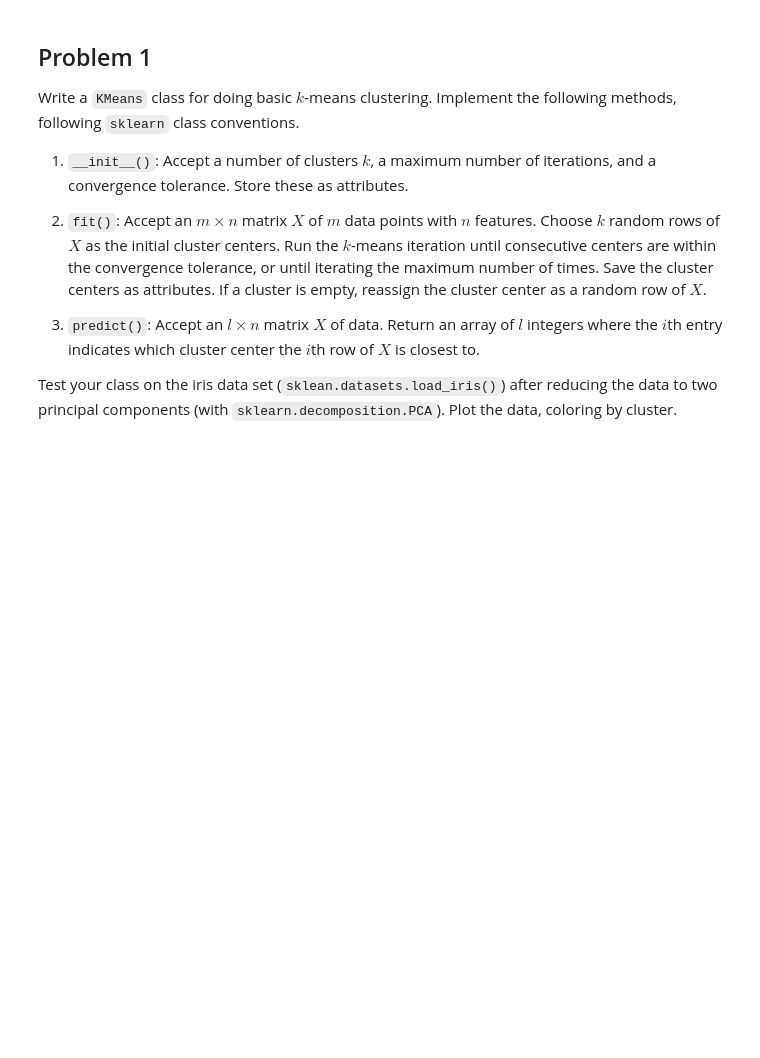
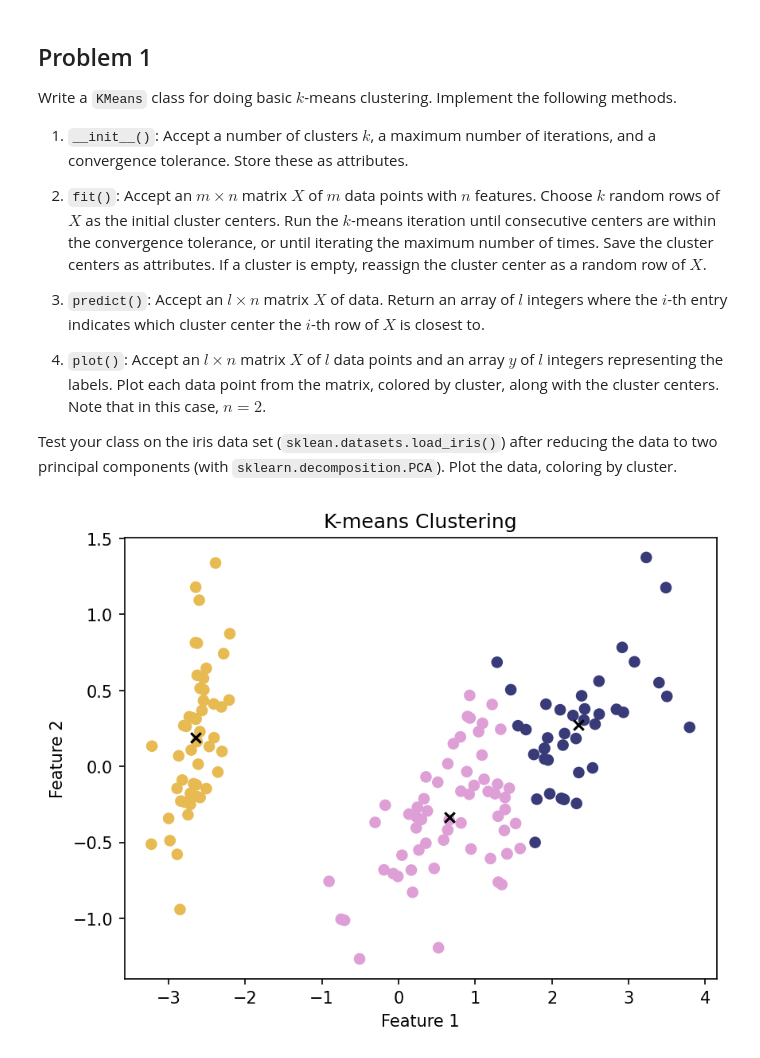
Before and after one commit to binDebug3/volume3, a Jupyter notebook: byu_vol3/KMeans/kmeans_clustering.ipynb, the cells around one changed output. Drawn from its saved outputs; the diff is of its cells as text; code cells hidden in the pictures; blank space fills up the shorter version.

```diff
--- a/byu_vol3/KMeans/kmeans_clustering.ipynb
+++ b/byu_vol3/KMeans/kmeans_clustering.ipynb
@@ -10,10 +13,10 @@ from mpl_toolkits.mplot3d import Axes3D# You might want this for Problem 2.
 # %%
-plt.rcParams["figure.dpi"] = 200
+plt.rcParams["figure.dpi"] = 150
 # %% [markdown]
 ## Problem 1
 
 Write a `KMeans` class for doing basic $k$-means clustering.
-Implement the following methods, following `sklearn` class conventions.
+Implement the following methods.
 1. `__init__()`: Accept a number of clusters $k$, a maximum number of iterations, and a convergence tolerance.
 Store these as attributes.
 
@@ -24,7 +27,11 @@ Save the cluster centers as attributes.
 If a cluster is empty, reassign the cluster center as a random row of $X$.
 
 3. `predict()`: Accept an $l \times n$ matrix $X$ of data.
-Return an array of $l$ integers where the $i$th entry indicates which cluster center the $i$th row of $X$ is closest to.
+Return an array of $l$ integers where the $i$-th entry indicates which cluster center the $i$-th row of $X$ is closest to.
+
+4. `plot()`: Accept an $l \times n$ matrix $X$ of $l$ data points and an array $y$ of $l$ integers representing the labels.
+Plot each data point from the matrix, colored by cluster, along with the cluster centers.
+Note that in this case, $n = 2$.
 
 Test your class on the iris data set (`sklean.datasets.load_iris()`) after reducing the data to two principal components (with `sklearn.decomposition.PCA`).
 Plot the data, coloring by cluster.
@@ -73,0 +139,11 @@ class KMeans(BaseEstimator, ClusterMixin):
+# %%
+# load iris data
+iris = load_iris()
+iris_data = PCA(n_components = 2).fit_transform(iris.data)
+
+# test Kmeans implementation
+IRIS = KMeans(n_clusters = 3)
+target = IRIS.fit_predict(iris_data)
+IRIS.plot(iris_data, target)
+# %% [output]
+[figure, added]
```
Also changed, not shown: parts of 14 cells of this notebook.
